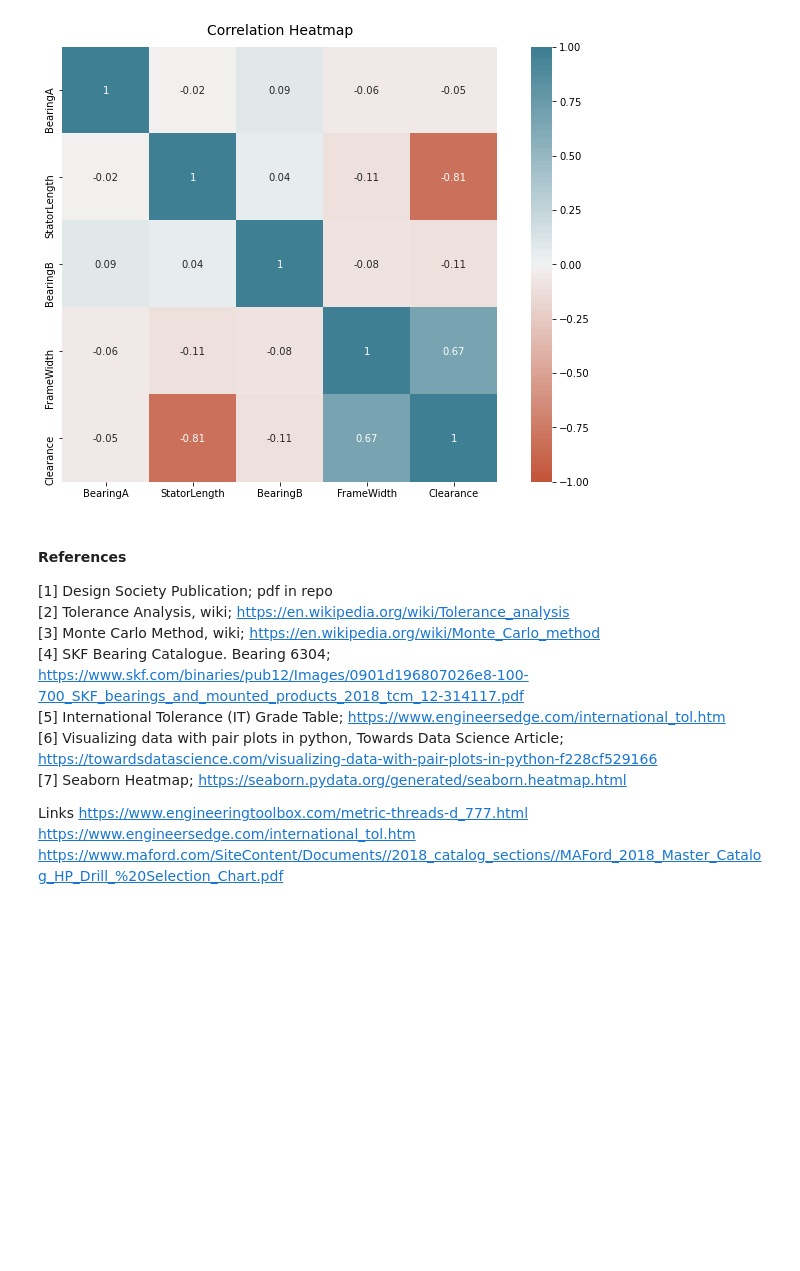
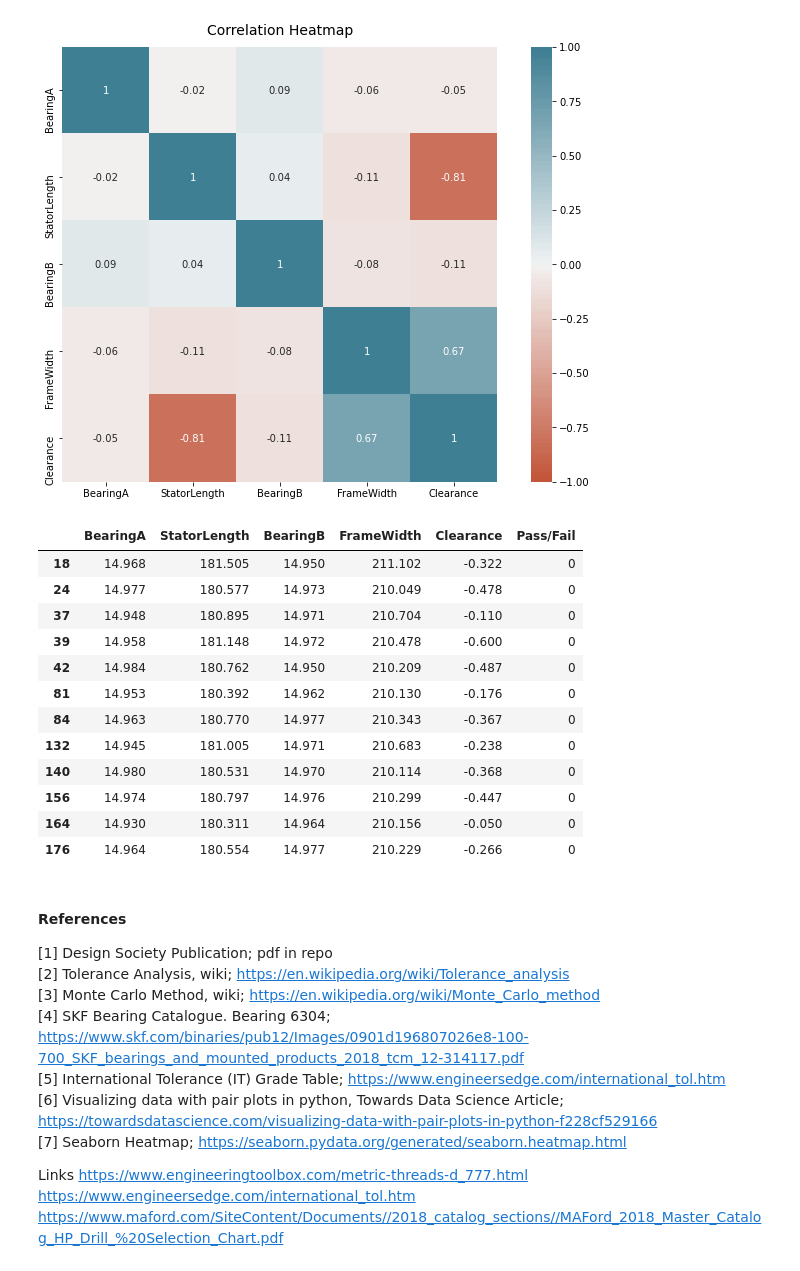
Before and after one commit to killfoley/ProgDAProject, a Jupyter notebook: ProgDA_Project.ipynb, the cells around one changed output. Drawn from its saved outputs; the diff is of its cells as text; code cells hidden in the pictures; blank space fills up the shorter version.

Commit message:
created new data frame off all the frame assemblies i.e. 'Clearance' < 0

```diff
--- a/ProgDA_Project.ipynb
+++ b/ProgDA_Project.ipynb
@@ -288,6 +288,25 @@ sns.heatmap(corr,
            square=True);
 # %% [output]
 [figure]
+# %%
+# https://stackoverflow.com/questions/17071871/how-to-select-rows-from-a-dataframe-based-on-column-values
+# select all the rows where Clearance value is less than 0
+df_fail = df.loc[df['Clearance'] < 0]
+df_fail
+# %% [output]
+|  | BearingA | StatorLength | BearingB | FrameWidth | Clearance | Pass/Fail |
+| 18 | 14.968 | 181.505 | 14.950 | 211.102 | -0.322 | 0 |
+| 24 | 14.977 | 180.577 | 14.973 | 210.049 | -0.478 | 0 |
+| 37 | 14.948 | 180.895 | 14.971 | 210.704 | -0.110 | 0 |
+| 39 | 14.958 | 181.148 | 14.972 | 210.478 | -0.600 | 0 |
+| 42 | 14.984 | 180.762 | 14.950 | 210.209 | -0.487 | 0 |
+| 81 | 14.953 | 180.392 | 14.962 | 210.130 | -0.176 | 0 |
+| 84 | 14.963 | 180.770 | 14.977 | 210.343 | -0.367 | 0 |
+| 132 | 14.945 | 181.005 | 14.971 | 210.683 | -0.238 | 0 |
+| 140 | 14.980 | 180.531 | 14.970 | 210.114 | -0.368 | 0 |
+| 156 | 14.974 | 180.797 | 14.976 | 210.299 | -0.447 | 0 |
+| 164 | 14.930 | 180.311 | 14.964 | 210.156 | -0.050 | 0 |
+| 176 | 14.964 | 180.554 | 14.977 | 210.229 | -0.266 | 0 |
 # %% [markdown]
 #### References
 [1] Design Society Publication; pdf in repo <br />
```
